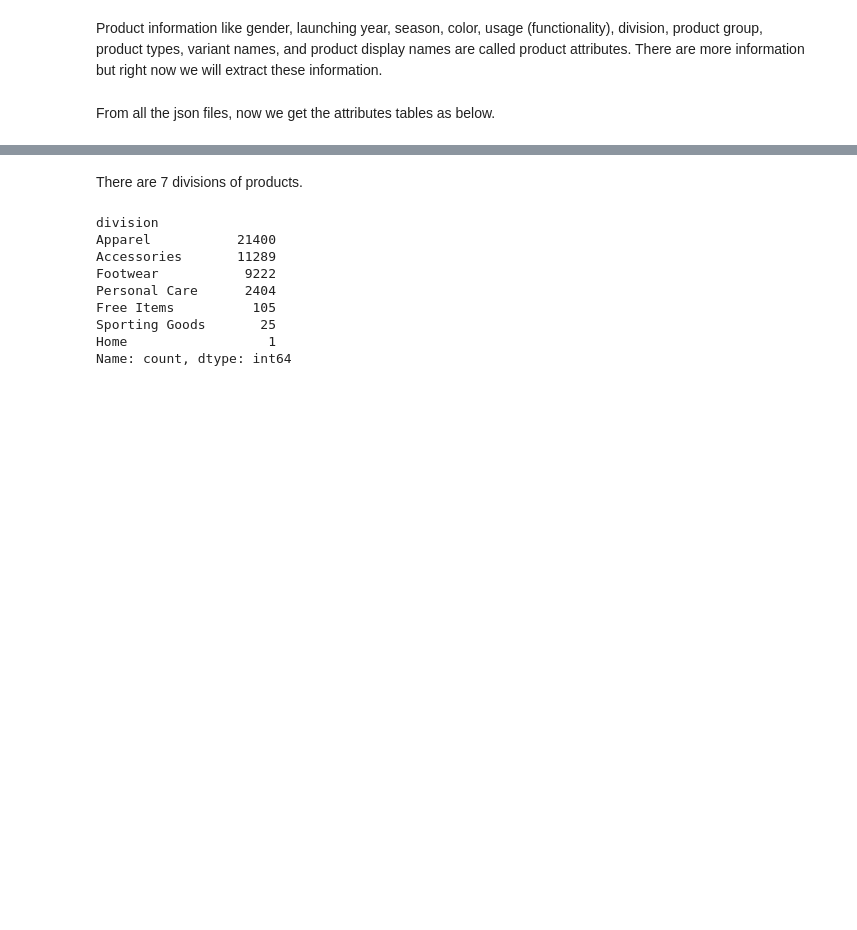
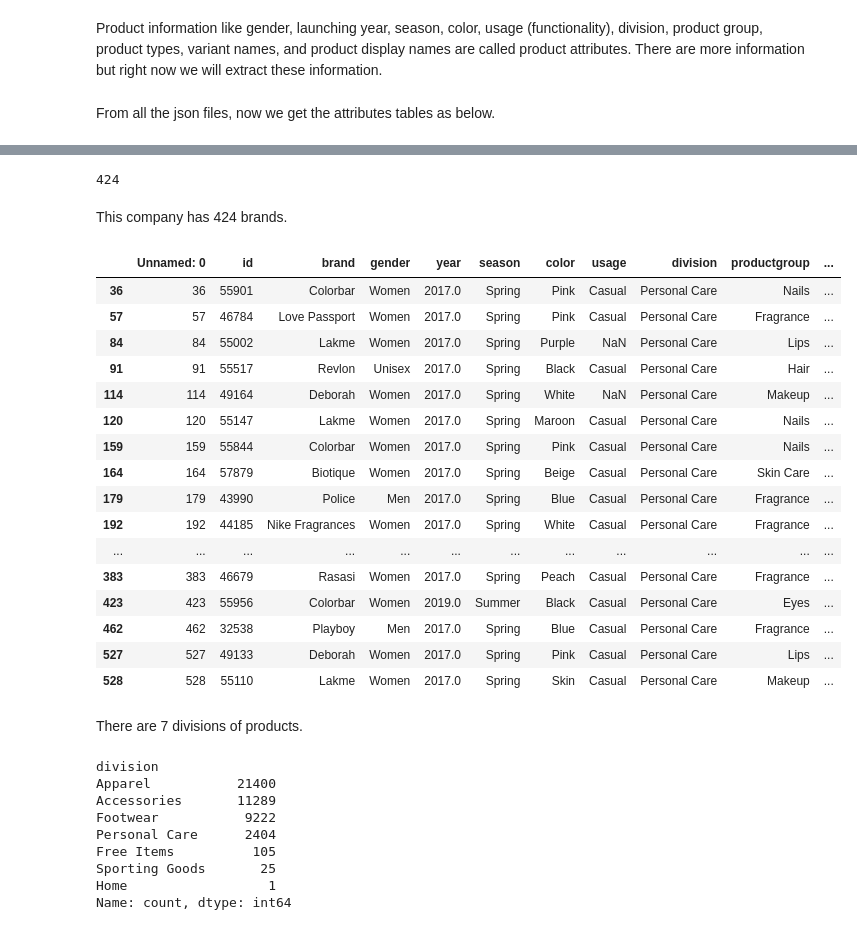
Before and after one commit to thao-phan23/Proposal_for_image_search_feature_for_NITA_fashion_ecommerce_company, a Jupyter notebook: 1. Phase_5_Project_Data_wrangling&EDA.ipynb, the cells around one changed output, grey strips where cells are left out. Drawn from its saved outputs; the diff is of its cells as text; code cells hidden in the pictures; blank space fills up the shorter version.

```diff
--- a/1. Phase_5_Project_Data_wrangling&EDA.ipynb
+++ b/1. Phase_5_Project_Data_wrangling&EDA.ipynb
@@ -119,3 +141,30 @@ attributes
+# %%
+brand_count = len(attributes.brand.unique())
+brand_count
+# %% [output]
+424
+# %% [markdown]
+This company has 424 brands.
+# %%
+attributes[attributes.division=='Personal Care'][:25]
+# %% [output]
+|  | Unnamed: 0 | id | brand | gender | year | season | color | usage | division | productgroup | ... |
+| 36 | 36 | 55901 | Colorbar | Women | 2017.0 | Spring | Pink | Casual | Personal Care | Nails | ... |
+| 57 | 57 | 46784 | Love Passport | Women | 2017.0 | Spring | Pink | Casual | Personal Care | Fragrance | ... |
+| 84 | 84 | 55002 | Lakme | Women | 2017.0 | Spring | Purple | NaN | Personal Care | Lips | ... |
+| 91 | 91 | 55517 | Revlon | Unisex | 2017.0 | Spring | Black | Casual | Personal Care | Hair | ... |
+| 114 | 114 | 49164 | Deborah | Women | 2017.0 | Spring | White | NaN | Personal Care | Makeup | ... |
+| 120 | 120 | 55147 | Lakme | Women | 2017.0 | Spring | Maroon | Casual | Personal Care | Nails | ... |
+| 159 | 159 | 55844 | Colorbar | Women | 2017.0 | Spring | Pink | Casual | Personal Care | Nails | ... |
+| 164 | 164 | 57879 | Biotique | Women | 2017.0 | Spring | Beige | Casual | Personal Care | Skin Care | ... |
+| 179 | 179 | 43990 | Police | Men | 2017.0 | Spring | Blue | Casual | Personal Care | Fragrance | ... |
+| 192 | 192 | 44185 | Nike Fragrances | Women | 2017.0 | Spring | White | Casual | Personal Care | Fragrance | ... |
+| ... | ... | ... | ... | ... | ... | ... | ... | ... | ... | ... | ... |
+| 383 | 383 | 46679 | Rasasi | Women | 2017.0 | Spring | Peach | Casual | Personal Care | Fragrance | ... |
+| 423 | 423 | 55956 | Colorbar | Women | 2019.0 | Summer | Black | Casual | Personal Care | Eyes | ... |
+| 462 | 462 | 32538 | Playboy | Men | 2017.0 | Spring | Blue | Casual | Personal Care | Fragrance | ... |
+| 527 | 527 | 49133 | Deborah | Women | 2017.0 | Spring | Pink | Casual | Personal Care | Lips | ... |
+| 528 | 528 | 55110 | Lakme | Women | 2017.0 | Spring | Skin | Casual | Personal Care | Makeup | ... |
 # %% [markdown]
 There are 7 divisions of products.
 # %%
```
Also changed, not shown: parts of 3 cells of this notebook, 13 other files.
